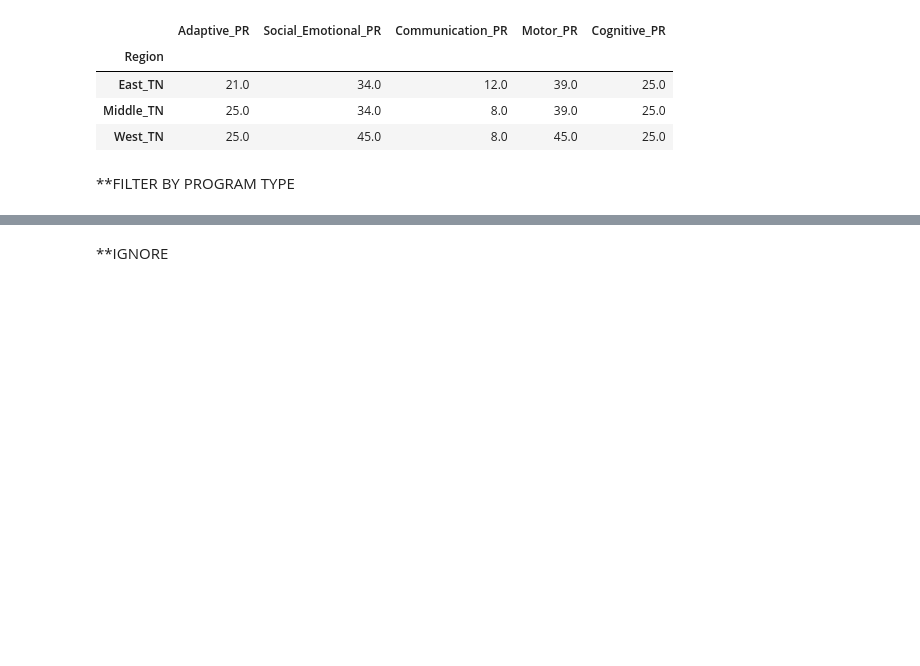
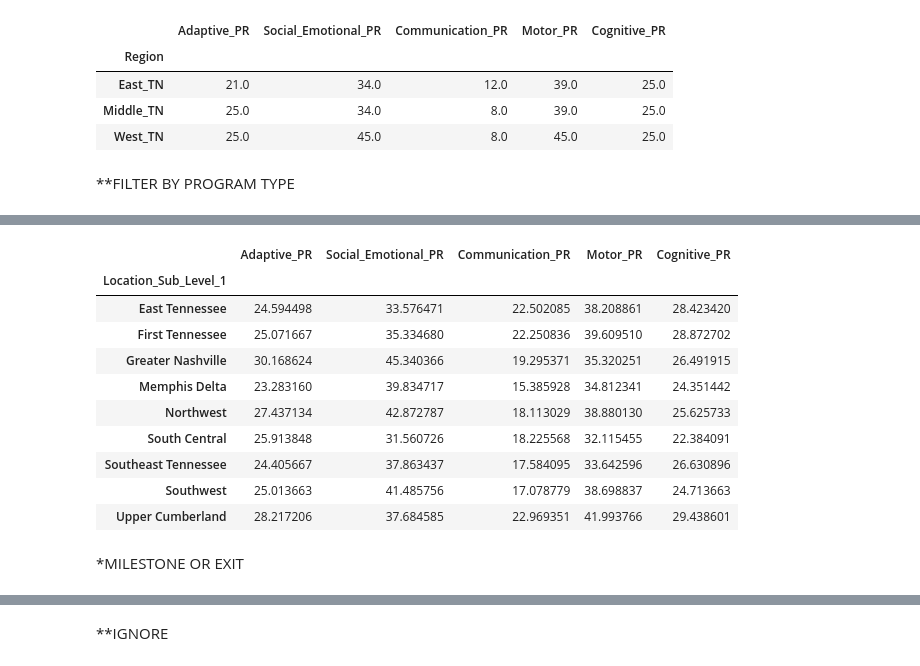
Before and after one commit to NSS-Data-Analytics-Cohort-10/teis-concat-dog, a Jupyter notebook: notebooks/TEIS-AH.ipynb, the cells around one changed output, grey strips where cells are left out. Cells and saved outputs as stored; diff of their text form; code cells hidden in the pictures; blank space fills up the shorter version.

```diff
--- a/notebooks/TEIS-AH.ipynb
+++ b/notebooks/TEIS-AH.ipynb
@@ -351,0 +487,14 @@ dataset_clean_eligibility = dataset_clean[dataset_clean["Program_Label"] == 'BDI
+# %%
+dataset_clean_annual.groupby('Location_Sub_Level_1')[percentile_columns].mean()
+# %% [output]
+|  | Adaptive_PR | Social_Emotional_PR | Communication_PR | Motor_PR | Cognitive_PR |
+| Location_Sub_Level_1 |  |  |  |  |  |
+| East Tennessee | 24.594498 | 33.576471 | 22.502085 | 38.208861 | 28.423420 |
+| First Tennessee | 25.071667 | 35.334680 | 22.250836 | 39.609510 | 28.872702 |
+| Greater Nashville | 30.168624 | 45.340366 | 19.295371 | 35.320251 | 26.491915 |
+| Memphis Delta | 23.283160 | 39.834717 | 15.385928 | 34.812341 | 24.351442 |
+| Northwest | 27.437134 | 42.872787 | 18.113029 | 38.880130 | 25.625733 |
+| South Central | 25.913848 | 31.560726 | 18.225568 | 32.115455 | 22.384091 |
+| Southeast Tennessee | 24.405667 | 37.863437 | 17.584095 | 33.642596 | 26.630896 |
+| Southwest | 25.013663 | 41.485756 | 17.078779 | 38.698837 | 24.713663 |
+| Upper Cumberland | 28.217206 | 37.684585 | 22.969351 | 41.993766 | 29.438601 |
@@ -351,0 +505,2 @@ dataset_clean_eligibility = dataset_clean[dataset_clean["Program_Label"] == 'BDI
+# %% [markdown]
+*MILESTONE OR EXIT
```
Also changed, not shown: parts of 52 cells of this notebook.
